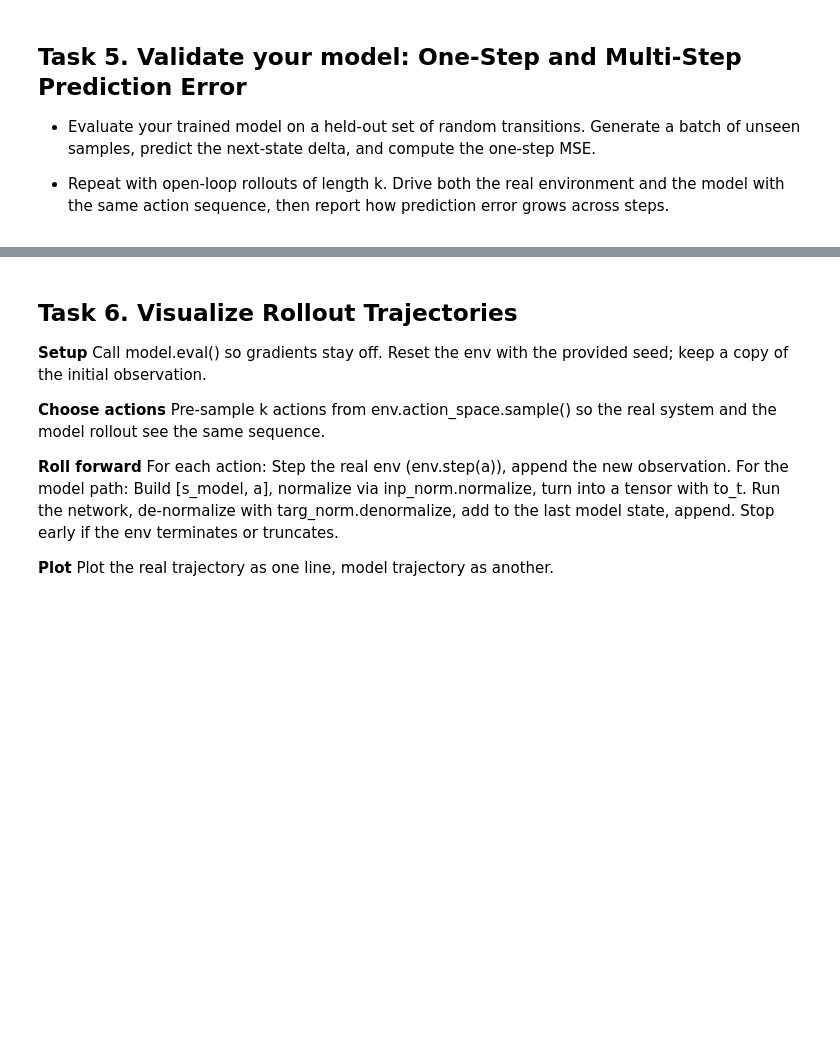
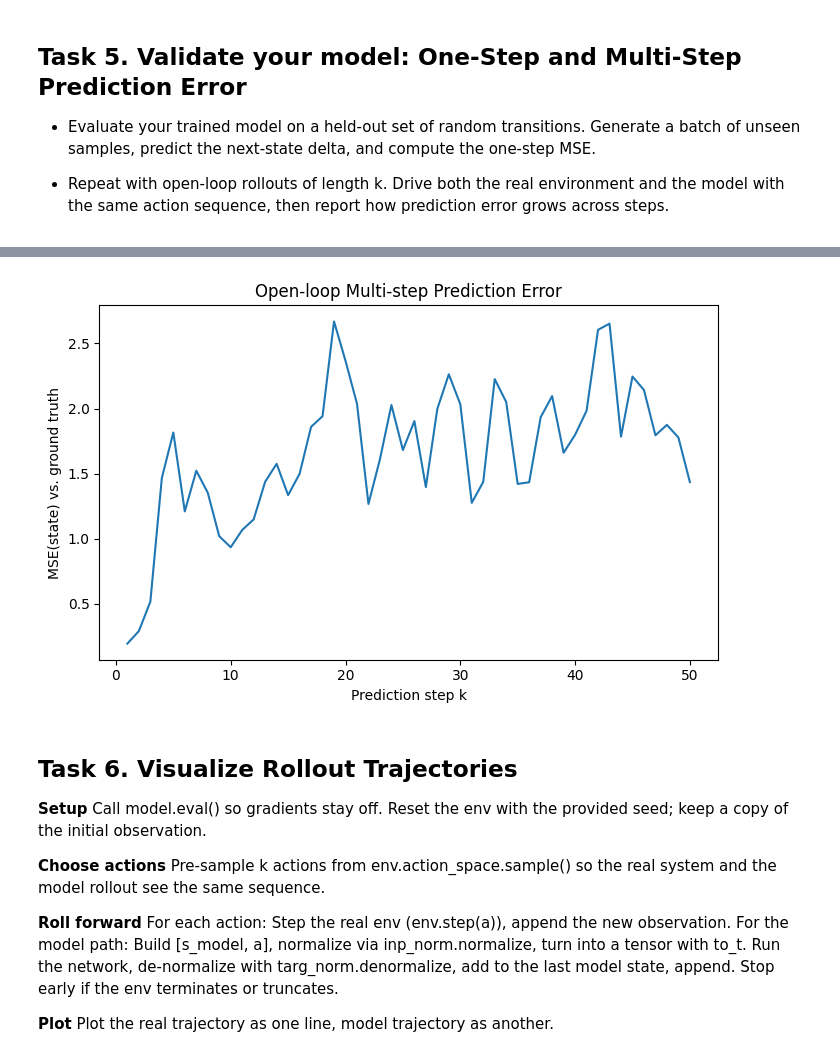
Before and after one commit to Sak724/CSE437_Lab-Reports, a Jupyter notebook: lab10_half_cheetah_dynamics.ipynb, the cells around one changed output, grey strips where cells are left out. Cells and saved outputs as stored; diff of their text form; code cells hidden in the pictures; blank space fills up the shorter version.

```diff
--- a/lab10_half_cheetah_dynamics.ipynb
+++ b/lab10_half_cheetah_dynamics.ipynb
@@ -217,3 +526,72 @@ Drive both the real environment and the model with the same action sequence, the
+# %%
+@th.no_grad()
+def open_loop_rollout_error(model, env, horizon=50, episodes=20, seed=2024):
+    """
+    Compare the learned dynamics model to the real environment
+    over multi-step open-loop rollouts.
+
+    - horizon:  number of prediction steps per episode
+    - episodes: how many rollouts to average over
+
+    Returns:
+        errs[t] = average MSE at step t (1..horizon)
+    """
+    rng = np.random.RandomState(seed)
+    model.eval()
+
+    act_low, act_high = env.action_space.low, env.action_space.high
+
+    # accumulate MSE per time step
+    errs = np.zeros(horizon, dtype=np.float64)
+
+    for ep in range(episodes):
+        # reset real env and model state
+        obs_true, _ = env.reset(seed=seed + ep)
+        obs_model   = obs_true.copy()
+
+        for t in range(horizon):
+            # choose random action
+            a = rng.uniform(act_low, act_high)
+
+            # --- real environment step ---
+            next_true, r, done, trunc, info = env.step(a)
+
+            # --- model step: predict Δs and update obs_model ---
+            x_in   = np.concatenate([obs_model, a], axis=-1)[None, :]
+            x_in_n = inp_norm.normalize(x_in)
+
+            dS_pred_n = model(to_t(x_in_n)).cpu().numpy()
+            dS_pred   = targ_norm.denormalize(dS_pred_n)[0]
+
+            next_model = obs_model + dS_pred
+
+            # MSE between model and true next state at this step
+            errs[t] += np.mean((next_model - next_true) ** 2)
+
+            # advance states
+            obs_true  = next_true
+            obs_model = next_model
+
+            # if episode ends in real env, reset both
+            if done or trunc:
+                obs_true, _ = env.reset(seed=seed + ep + t + 1)
+                obs_model   = obs_true.copy()
+
+    # average over episodes
+    errs /= episodes
+    return errs
+
+errs = open_loop_rollout_error(model, env, horizon=50, episodes=20, seed=2024)
+
+plt.figure(figsize=(7, 4.5))
+plt.plot(np.arange(1, len(errs)+1), errs)
+plt.xlabel("Prediction step k")
+plt.ylabel("MSE(state) vs. ground truth")
+plt.title("Open-loop Multi-step Prediction Error")
+plt.tight_layout()
+plt.show()
+# %% [output]
+[figure, added]
 # %% [markdown]
 
 ## Task 6. Visualize Rollout Trajectories
```
Also changed, not shown: parts of 20 cells of this notebook.
